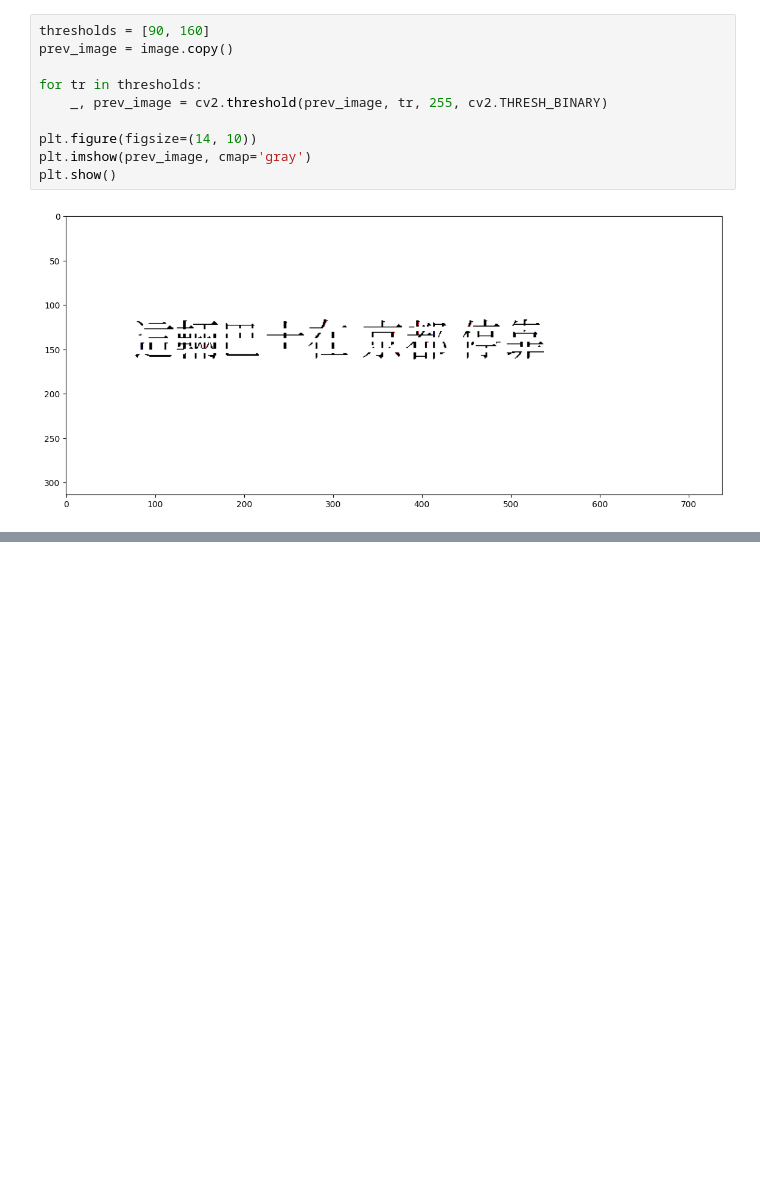
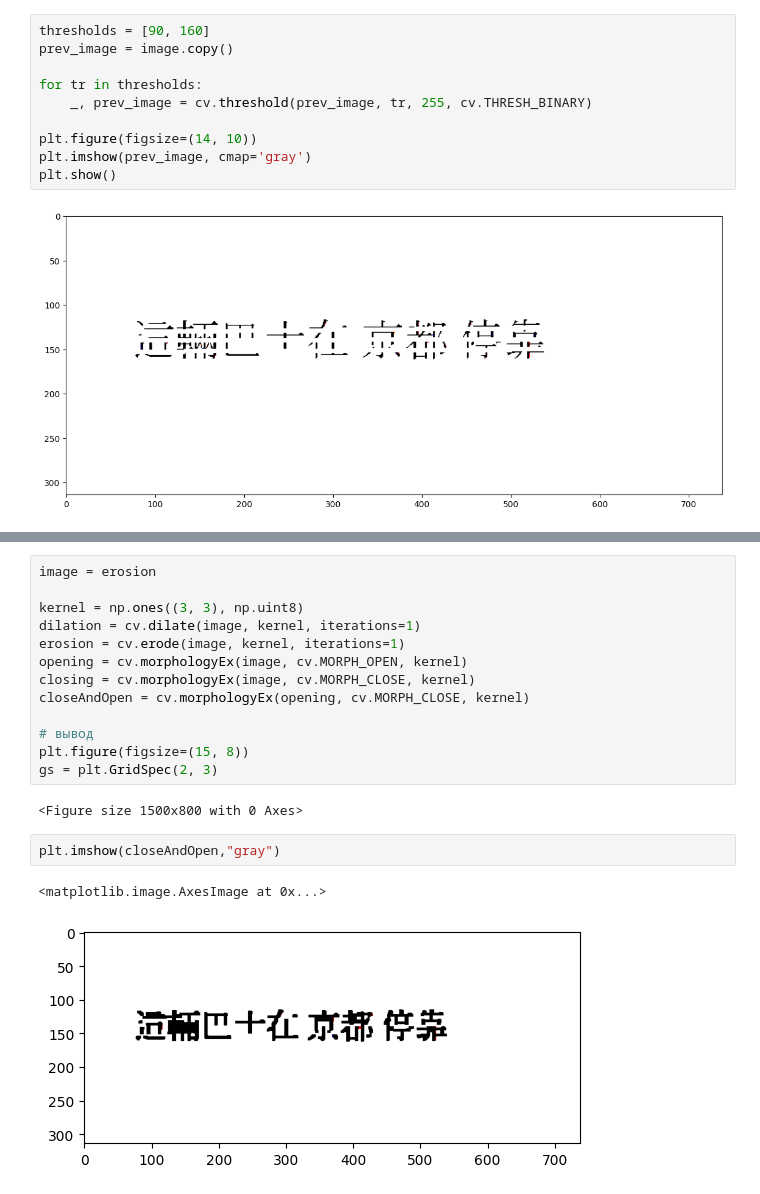
Before and after one commit to Ruslan-704/images, a Jupyter notebook: lab4/lab4.ipynb, the cells around one changed output, grey strips where cells are left out. Cells and saved outputs as stored; diff of their text form; blank space fills up the shorter version.

```diff
--- a/lab4/lab4.ipynb
+++ b/lab4/lab4.ipynb
@@ -15,7 +15,7 @@ thresholds = [90, 160]
 prev_image = image.copy()
 
 for tr in thresholds:
-    _, prev_image = cv2.threshold(prev_image, tr, 255, cv2.THRESH_BINARY)
+    _, prev_image = cv.threshold(prev_image, tr, 255, cv.THRESH_BINARY)
 
 plt.figure(figsize=(14, 10))
 plt.imshow(prev_image, cmap='gray')
@@ -42,6 +41,26 @@ cv2.imwrite('processed_image.jpg', erosion)
 <Figure size 1500x800 with 0 Axes>
 [figure]
 True
+# %%
+image = erosion
+
+kernel = np.ones((3, 3), np.uint8)
+dilation = cv.dilate(image, kernel, iterations=1)
+erosion = cv.erode(image, kernel, iterations=1)
+opening = cv.morphologyEx(image, cv.MORPH_OPEN, kernel)
+closing = cv.morphologyEx(image, cv.MORPH_CLOSE, kernel)
+closeAndOpen = cv.morphologyEx(opening, cv.MORPH_CLOSE, kernel)
+
+# вывод
+plt.figure(figsize=(15, 8))
+gs = plt.GridSpec(2, 3)
+# %% [output]
+<Figure size 1500x800 with 0 Axes>
+# %%
+plt.imshow(closeAndOpen,"gray")
+# %% [output]
+<matplotlib.image.AxesImage at 0x...>
+[figure, added]
 # %%
 #вывод перевода с гугл-переводчика
 
```
Also changed, not shown: parts of 3 cells of this notebook, 1 other file.
